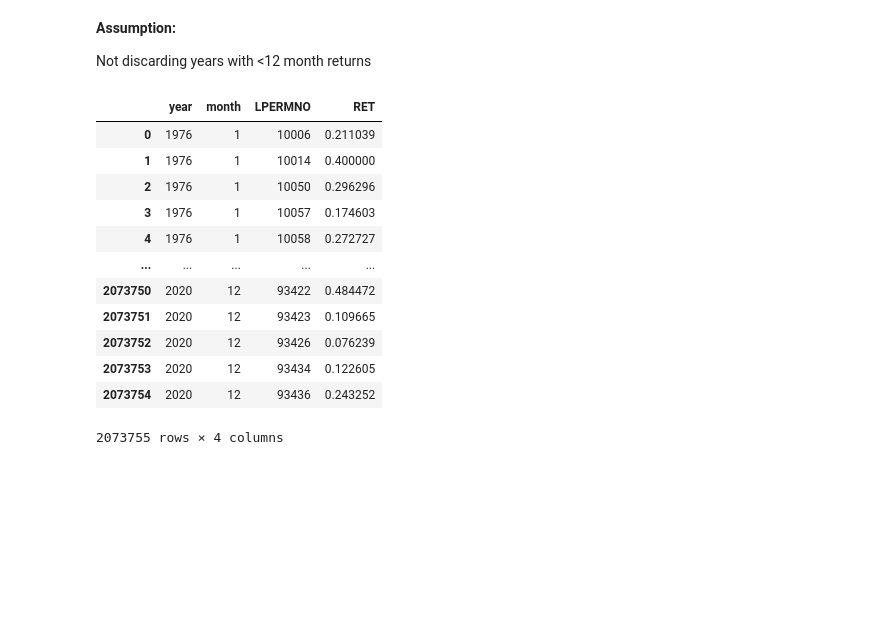
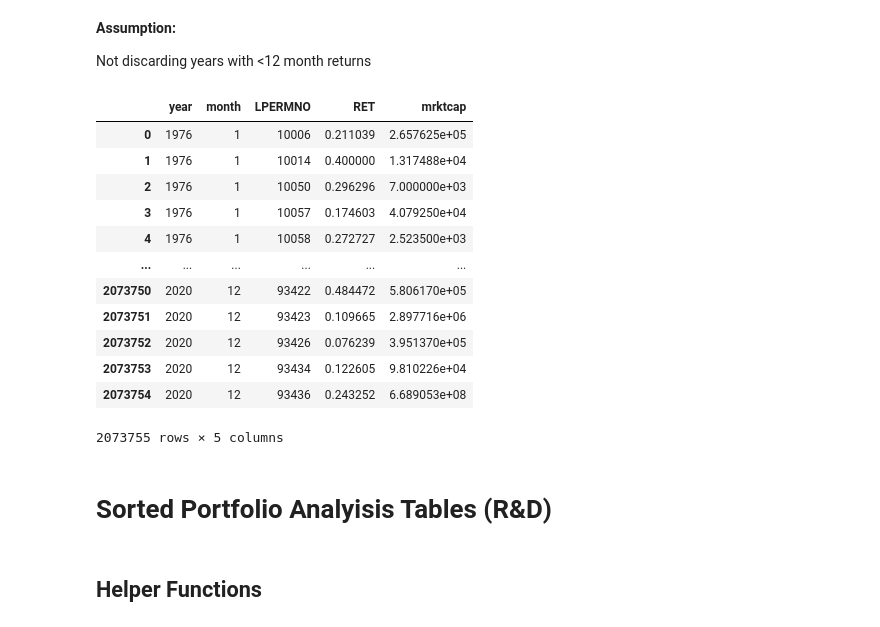
Before and after one commit to rohitashwachaks/finance, a Jupyter notebook: Titman/R&D.ipynb, the cells around one changed output. Cells and saved outputs as stored; diff of their text form; code cells hidden in the pictures; blank space fills up the shorter version.

```diff
--- a/Titman/R&D.ipynb
+++ b/Titman/R&D.ipynb
@@ -204,20 +205,24 @@ crsp_monthly_data
 
 Not discarding years with <12 month returns
 # %%
-crsp_monthly_avg_returns = crsp_monthly_data.reset_index()[["PERMNO", "year", "month", "RET"]].fillna(0).groupby(["year", "month", "PERMNO"])["RET"].agg("mean")
+crsp_monthly_avg_returns = crsp_monthly_data.reset_index()[["PERMNO", "year", "month", "RET", "mrktcap"]].fillna(0).groupby(["year", "month", "PERMNO"])[["RET","mrktcap"]].agg("mean")
 crsp_monthly_avg_returns = crsp_monthly_avg_returns.reset_index().rename({"PERMNO":"LPERMNO"}, axis = 1)
 crsp_monthly_avg_returns
 # %% [output]
-|  | year | month | LPERMNO | RET |
-| 0 | 1976 | 1 | 10006 | 0.211039 |
-| 1 | 1976 | 1 | 10014 | 0.400000 |
-| 2 | 1976 | 1 | 10050 | 0.296296 |
-| 3 | 1976 | 1 | 10057 | 0.174603 |
-| 4 | 1976 | 1 | 10058 | 0.272727 |
-| ... | ... | ... | ... | ... |
-| 2073750 | 2020 | 12 | 93422 | 0.484472 |
-| 2073751 | 2020 | 12 | 93423 | 0.109665 |
-| 2073752 | 2020 | 12 | 93426 | 0.076239 |
-| 2073753 | 2020 | 12 | 93434 | 0.122605 |
-| 2073754 | 2020 | 12 | 93436 | 0.243252 |
+|  | year | month | LPERMNO | RET | mrktcap |
+| 0 | 1976 | 1 | 10006 | 0.211039 | 2.657625e+05 |
+| 1 | 1976 | 1 | 10014 | 0.400000 | 1.317488e+04 |
+| 2 | 1976 | 1 | 10050 | 0.296296 | 7.000000e+03 |
+| 3 | 1976 | 1 | 10057 | 0.174603 | 4.079250e+04 |
+| 4 | 1976 | 1 | 10058 | 0.272727 | 2.523500e+03 |
+| ... | ... | ... | ... | ... | ... |
+| 2073750 | 2020 | 12 | 93422 | 0.484472 | 5.806170e+05 |
+| 2073751 | 2020 | 12 | 93423 | 0.109665 | 2.897716e+06 |
+| 2073752 | 2020 | 12 | 93426 | 0.076239 | 3.951370e+05 |
+| 2073753 | 2020 | 12 | 93434 | 0.122605 | 9.810226e+04 |
+| 2073754 | 2020 | 12 | 93436 | 0.243252 | 6.689053e+08 |
-2073755 rows × 4 columns
+2073755 rows × 5 columns
+# %% [markdown]
+# Sorted Portfolio Analyisis Tables (R&D)
+# %% [markdown]
+## Helper Functions
```
Also changed, not shown: parts of 36 cells of this notebook, 1 other file.
